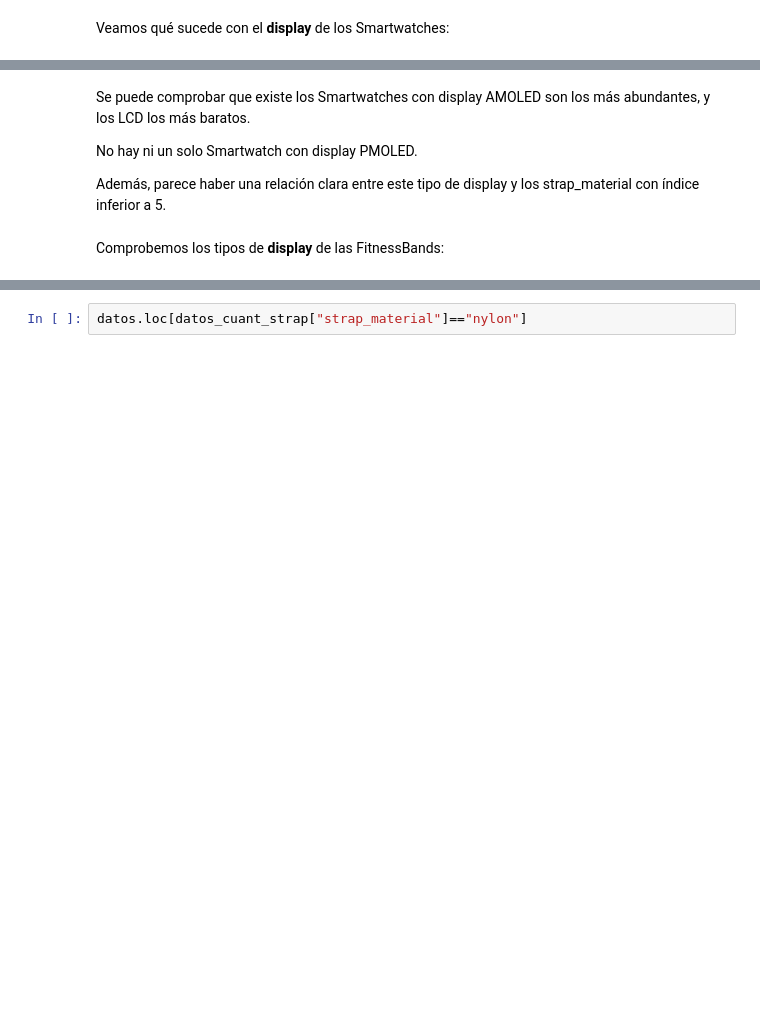
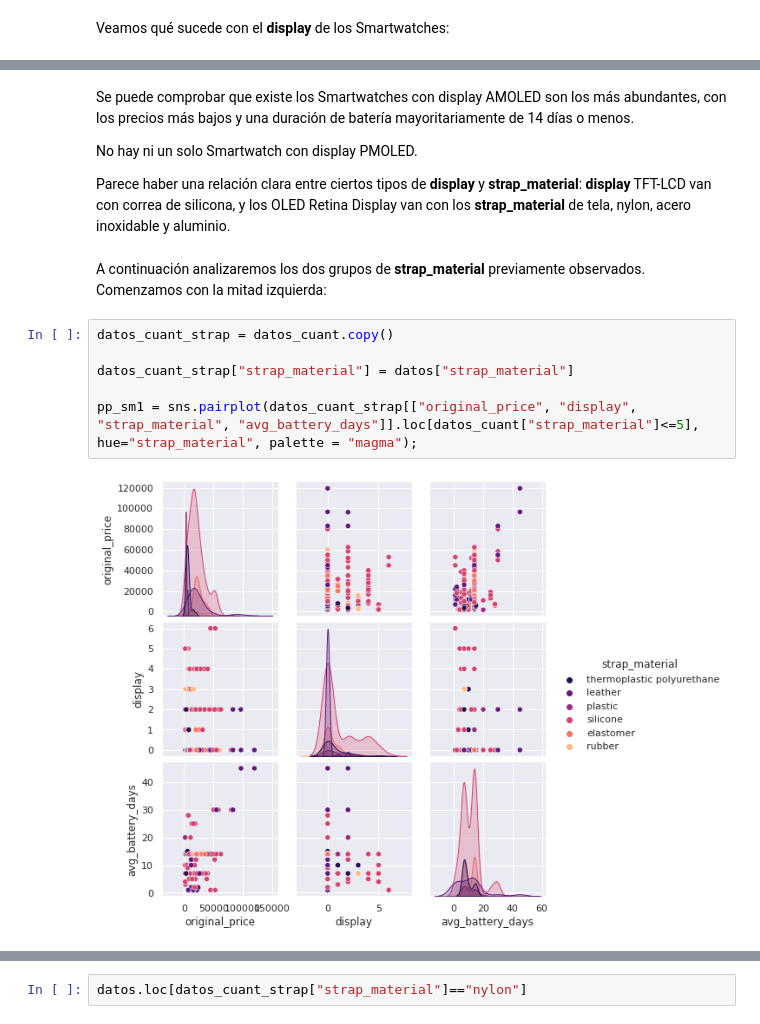
Before and after one commit to afercaceres/Fitness_Trackers, a Jupyter notebook: practica_python.ipynb, the cells around one changed output, grey strips where cells are left out. Cells and saved outputs as stored; diff of their text form; blank space fills up the shorter version.

```diff
--- a/practica_python.ipynb
+++ b/practica_python.ipynb
@@ -1089,8 +1089,16 @@ pp_dis_sw = sns.pairplot(datos_cuant_dis[["original_price", "display", "strap_ma
 # %% [markdown]
-Se puede comprobar que existe los Smartwatches con display AMOLED son los más abundantes, y los LCD los más baratos.
+Se puede comprobar que existe los Smartwatches con display AMOLED son los más abundantes, con los precios más bajos y una duración de batería mayoritariamente de 14 días o menos.
 
 No hay ni un solo Smartwatch con display PMOLED.
 
-Además, parece haber una relación clara entre este tipo de display y los strap_material con índice inferior a 5.
+Parece haber una relación clara entre ciertos tipos de **display** y **strap_material**: **display** TFT-LCD van con correa de silicona, y los OLED Retina Display van con los **strap_material** de tela, nylon, acero inoxidable y aluminio.
-# %% [markdown]
-Comprobemos los tipos de **display** de las FitnessBands:
+# %% [markdown]
+A continuación analizaremos los dos grupos de **strap_material** previamente observados. Comenzamos con la mitad izquierda:
+# %%
+datos_cuant_strap = datos_cuant.copy()
+
+datos_cuant_strap["strap_material"] = datos["strap_material"]
+
+pp_sm1 = sns.pairplot(datos_cuant_strap[["original_price", "display", "strap_material", "avg_battery_days"]].loc[datos_cuant["strap_material"]<=5], hue="strap_material", palette = "magma");
+# %% [output]
+[figure, added]
```
Also changed, not shown: parts of 26 cells of this notebook.
